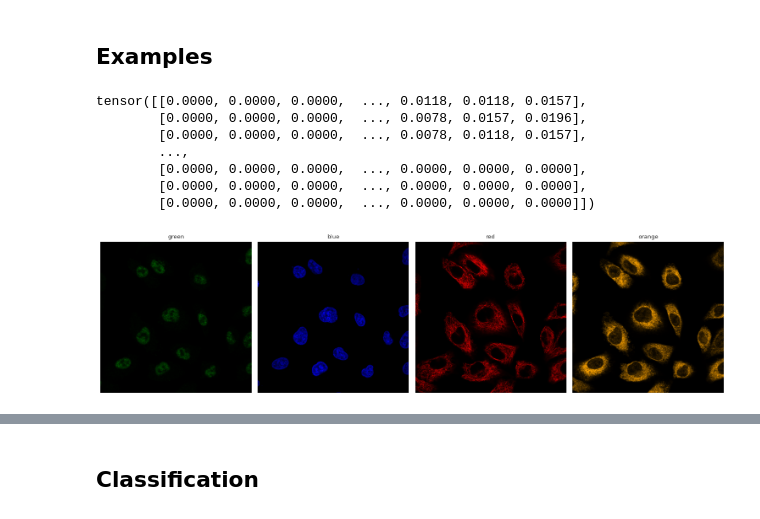
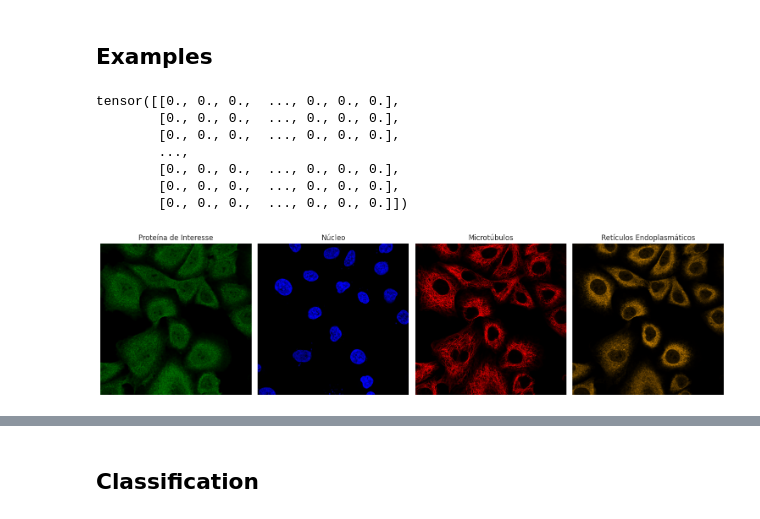
Before and after one commit to annwith/hpa-single-cell-classification, a Jupyter notebook: notebooks/hpa.ipynb, the cells around one changed output, grey strips where cells are left out. Drawn from its saved outputs; the diff is of its cells as text; code cells hidden in the pictures.

```diff
--- a/notebooks/hpa.ipynb
+++ b/notebooks/hpa.ipynb
@@ -171,7 +171,8 @@ def train_valid_split_multilabel(dataset: HPADataset, test_size=0.25):
     train_indices, valid_indices = train_test_split(
         indices,
         test_size=test_size,
-        stratify=binary_labels.sum(axis=1)  # Estratificar baseado no número de rótulos por amostra
+        stratify=binary_labels.sum(axis=1),  # Estratificar baseado no número de rótulos por amostra
+        random_state=78
     )
 
     train_dataset = HPADataset(dir=dataset_dir, labels_csv=labels_csv, indices=train_indices, transform=dataset.transform)
@@ -462,13 +461,13 @@ train_dataset.__getitem__(0)[0][1] # blue
 train_dataset.__getitem__(0)[0][2] # red
 train_dataset.__getitem__(0)[0][3] # nir
 # %% [output]
-tensor([[0.0000, 0.0000, 0.0000,  ..., 0.0118, 0.0118, 0.0157],
-        [0.0000, 0.0000, 0.0000,  ..., 0.0078, 0.0157, 0.0196],
-        [0.0000, 0.0000, 0.0000,  ..., 0.0078, 0.0118, 0.0157],
+tensor([[0., 0., 0.,  ..., 0., 0., 0.],
+        [0., 0., 0.,  ..., 0., 0., 0.],
+        [0., 0., 0.,  ..., 0., 0., 0.],
         ...,
-        [0.0000, 0.0000, 0.0000,  ..., 0.0000, 0.0000, 0.0000],
-        [0.0000, 0.0000, 0.0000,  ..., 0.0000, 0.0000, 0.0000],
-        [0.0000, 0.0000, 0.0000,  ..., 0.0000, 0.0000, 0.0000]])
+        [0., 0., 0.,  ..., 0., 0., 0.],
+        [0., 0., 0.,  ..., 0., 0., 0.],
+        [0., 0., 0.,  ..., 0., 0., 0.]])
 # %%
 # Define a function to create a colormap where 0 is black and > 0 is the specified color
 def create_colormap(color):
@@ -479,33 +478,34 @@ def plot_image_with_4_channels(dataset, index):
     """
     Plota uma imagem com 4 canais do dataset em subplots.
 
     Args:
         dataset: O dataset que contém as imagens.
         index: O índice da amostra da qual a imagem deve ser extraída.
     """
     # Obtém a imagem com 4 canais
     image = dataset.__getitem__(index)[0]
 
     # Verifica se a imagem tem 4 canais
     assert image.shape[0] == 4, "A imagem deve ter 4 canais."
 
     # Configura a figura com 4 subplots
     fig, axs = plt.subplots(1, 4, figsize=(15, 5))
 
     # Nomes dos canais para os títulos
     channel_names = ['green', 'blue', 'red', 'orange']
+    text_names = ['Proteína de Interesse', 'Núcleo', 'Microtúbulos', 'Retículos Endoplasmáticos']
 
     for i in range(4):
         # Plota cada canal
         axs[i].imshow(image[i].numpy(), cmap=create_colormap(channel_names[i]), vmin=0, vmax=1)
-        axs[i].set_title(channel_names[i])
+        axs[i].set_title(text_names[i], fontsize=12)
         axs[i].axis('off')  # Remove os eixos
 
     # Ajusta o layout
     plt.tight_layout()
     plt.show()
 
 # Exemplo de uso:
-plot_image_with_4_channels(train_dataset, 0)
+plot_image_with_4_channels(train_dataset, 14)
 # %% [output]
-[figure, old version]
+[figure, new version]
```
Also changed, not shown: parts of 3 cells of this notebook, 6 other files.
